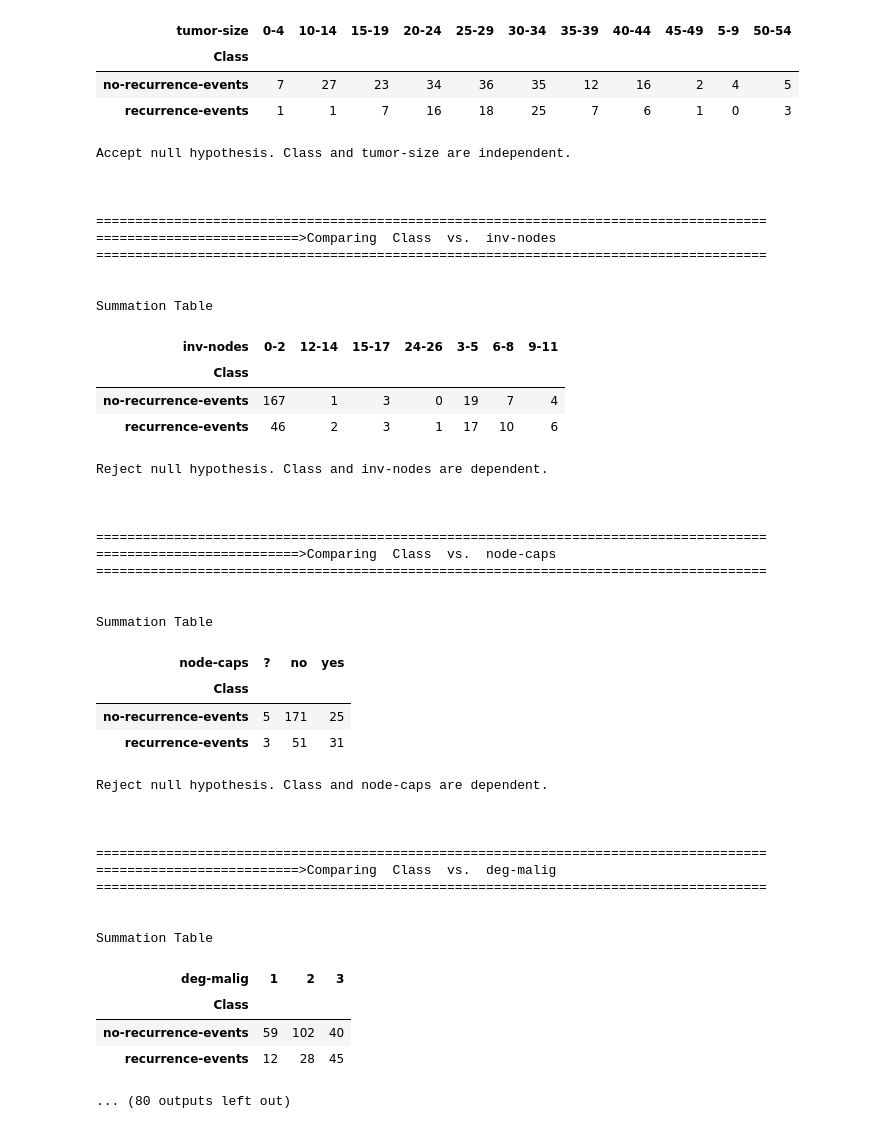
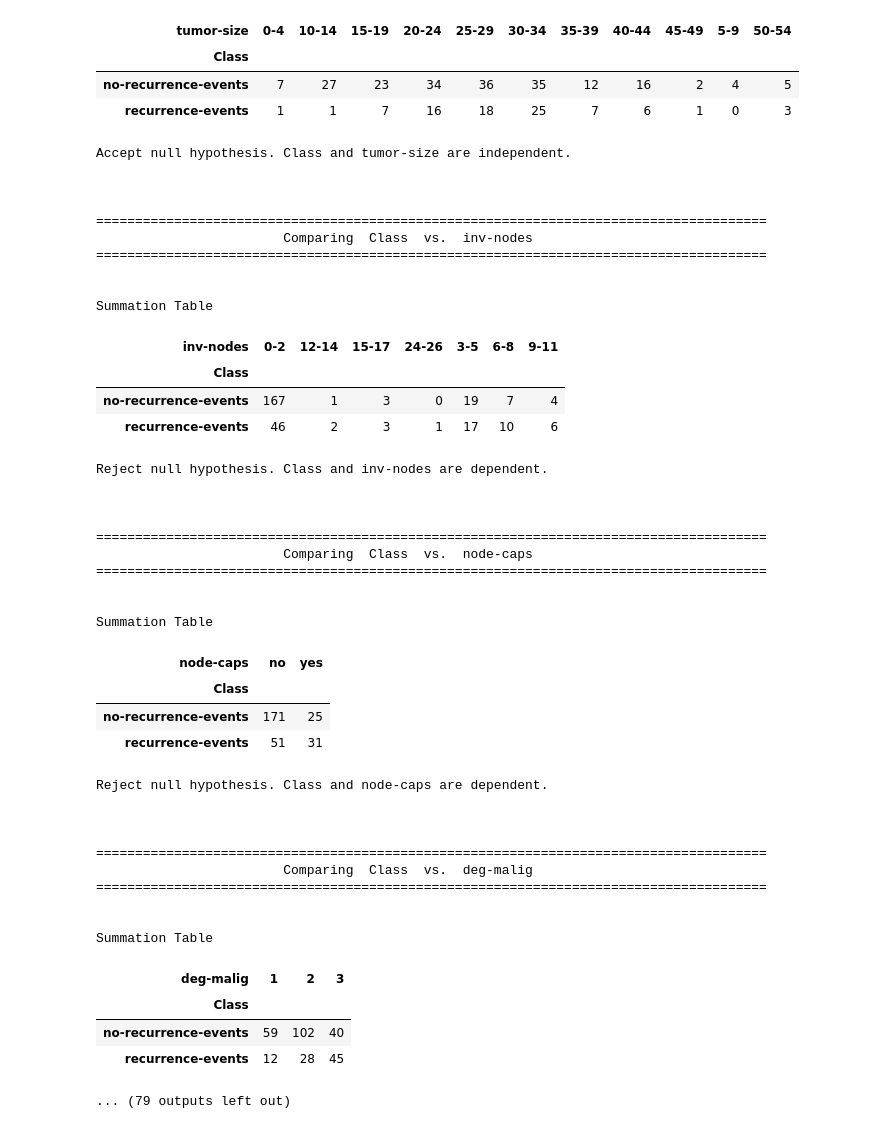
Before and after one commit to YixiaoHong/MIE1624_project1, a Jupyter notebook: MIE1624_Q3.ipynb, the cells around one changed output. Saved outputs shown, nothing was run; the diff lists cells and outputs as text; code cells hidden in the pictures.

```diff
--- a/MIE1624_Q3.ipynb
+++ b/MIE1624_Q3.ipynb
@@ -79,10 +81,10 @@ Citation Request:
 # %%
+#import the dataframe
 import pandas as pd
 import numpy as np
 url = 'https://archive.ics.uci.edu/ml/machine-learning-databases/breast-cancer/breast-cancer.data'
 df = pd.read_csv(url, header=None)
-df.columns = ["Class","age","menopause","tumor-size","inv-nodes","node-caps","deg-malig","breast","breast-quad","irradiat"]
-df.head()
-with pd.option_context('display.max_rows', None, 'display.max_columns', None):  # more options can be specified also
-    print(df)
+categorical_features = ["Class","age","menopause","tumor-size","inv-nodes","node-caps","deg-malig","breast","breast-quad","irradiat"]
+df.columns = categorical_features
+display(df)
 # %% [output]
@@ -107,15 +105,13 @@ with pd.option_context('display.max_rows', None, 'display.max_columns', None):
 # section 3
 # %%
 from scipy.stats import chi2_contingency
-categorical_features = ["Class","age","menopause","tumor-size","inv-nodes","node-caps","deg-malig","breast","breast-quad","irradiat"]
 feature_num = len(categorical_features)
-
 result = pd.DataFrame(index=categorical_features, columns=categorical_features)
 
 for i in range(feature_num-1):
   for j in range(i+1,feature_num):
     print("======================================================================================")
-    print("==========================>Comparing ",categorical_features[i]," vs. ",categorical_features[j])
+    print("                        Comparing ",categorical_features[i]," vs. ",categorical_features[j])
     print("======================================================================================")
 
     #Get the title of the two columns that we are intersted
@@ -123,8 +119,12 @@ for i in range(feature_num-1):
     col_of_interest.append(categorical_features[i])
     col_of_interest.append(categorical_features[j])
 
-    #get the sub dataframe with the selected two colums
+    #create the sub dataframe with the selected two colums
     sub_df = df[col_of_interest].dropna()
+
+    #drop entries where values are missing
+    for k in col_of_interest:
+      sub_df = sub_df[sub_df[k] != '?']
 
     # display(sub_df)
 
@@ -136,9 +136,9 @@ for i in range(feature_num-1):
 
     #display the groupby count for two selected features
     stats_duo_features_sum = sub_df[col_of_interest].groupby(col_of_interest).size().reset_index(name='counts')
-    # display(stats_duo_features_sum)
 
-    #change values of one feature as the colums of the table
+
+    #reshape the df so we can view them in crosstabs
     stats_duo_features_sum_inverted = stats_duo_features_sum.pivot(index=categorical_features[i], columns=categorical_features[j])['counts'].fillna(0)
 
     #change all datatype to int
@@ -156,22 +156,20 @@ for i in range(feature_num-1):
 
     # display(table)
 
+    #set the threshold of alpha
     alpha  = 0.05
 
+    #Do the chi2 contingency calculation
     '''
-    #The
-    stat, pval, dof, exp_table = chi2_contingency(table)
-    function Returns
+    #The stat, pval, dof, exp_table = chi2_contingency(table) function Returns
     stat :The test statistic.
     pval: The p-value of the test
     dof : Degrees of freedom
     exp_table :The expected frequencies, based on the marginal sums of the table.
     '''
-
-    #Do the chi2 contingency calculation
     stat, pval, dof, exp_table = chi2_contingency(table)
 
-    #Display result
+    #compare the pval with the threshold of alpha, and display the result
     print("\n\n")
     if pval > 0.05:
       print('Accept null hypothesis.', H0)
@@ -180,10 +178,5 @@ for i in range(feature_num-1):
       print('Reject null hypothesis.', Ha)
       result.iloc[i,j] = "dependent"
     print("\n\n")
-
-
-
-#Summation of the test
-display(result)
 # %% [output]
 ======================================================================================
@@ -219,45 +212,45 @@ Accept null hypothesis. Class and menopause are independent.
 ======================================================================================
 
 
 Summation Table
 | tumor-size | 0-4 | 10-14 | 15-19 | 20-24 | 25-29 | 30-34 | 35-39 | 40-44 | 45-49 | 5-9 | 50-54 |
 | Class |  |  |  |  |  |  |  |  |  |  |  |
 | no-recurrence-events | 7 | 27 | 23 | 34 | 36 | 35 | 12 | 16 | 2 | 4 | 5 |
 | recurrence-events | 1 | 1 | 7 | 16 | 18 | 25 | 7 | 6 | 1 | 0 | 3 |
 Accept null hypothesis. Class and tumor-size are independent.
 
 
 
 ======================================================================================
-==========================>Comparing  Class  vs.  inv-nodes
+                        Comparing  Class  vs.  inv-nodes
 ======================================================================================
 
 
 Summation Table
 | inv-nodes | 0-2 | 12-14 | 15-17 | 24-26 | 3-5 | 6-8 | 9-11 |
 | Class |  |  |  |  |  |  |  |
 | no-recurrence-events | 167 | 1 | 3 | 0 | 19 | 7 | 4 |
 | recurrence-events | 46 | 2 | 3 | 1 | 17 | 10 | 6 |
 Reject null hypothesis. Class and inv-nodes are dependent.
 
 
 
 ======================================================================================
-==========================>Comparing  Class  vs.  node-caps
+                        Comparing  Class  vs.  node-caps
 ======================================================================================
 
 
 Summation Table
-| node-caps | ? | no | yes |
-| Class |  |  |  |
-| no-recurrence-events | 5 | 171 | 25 |
-| recurrence-events | 3 | 51 | 31 |
+| node-caps | no | yes |
+| Class |  |  |
+| no-recurrence-events | 171 | 25 |
+| recurrence-events | 51 | 31 |
 Reject null hypothesis. Class and node-caps are dependent.
 
 
 
 ======================================================================================
-==========================>Comparing  Class  vs.  deg-malig
+                        Comparing  Class  vs.  deg-malig
 ======================================================================================
 
 
@@ -266,4 +259,4 @@ Summation Table
 | Class |  |  |  |
 | no-recurrence-events | 59 | 102 | 40 |
 | recurrence-events | 12 | 28 | 45 |
-... (80 outputs left out)
+... (79 outputs left out)
```
Also changed, not shown: parts of 7 cells of this notebook.
